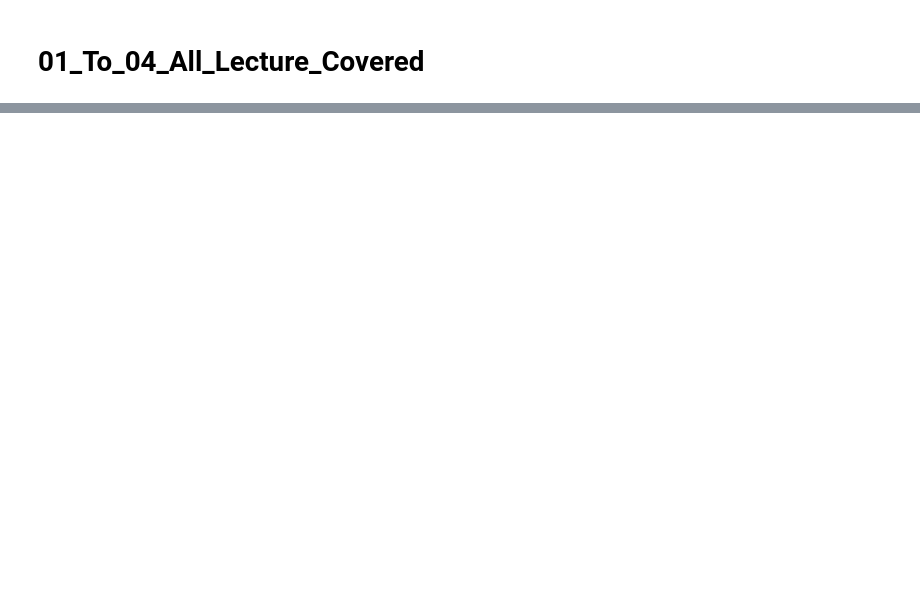
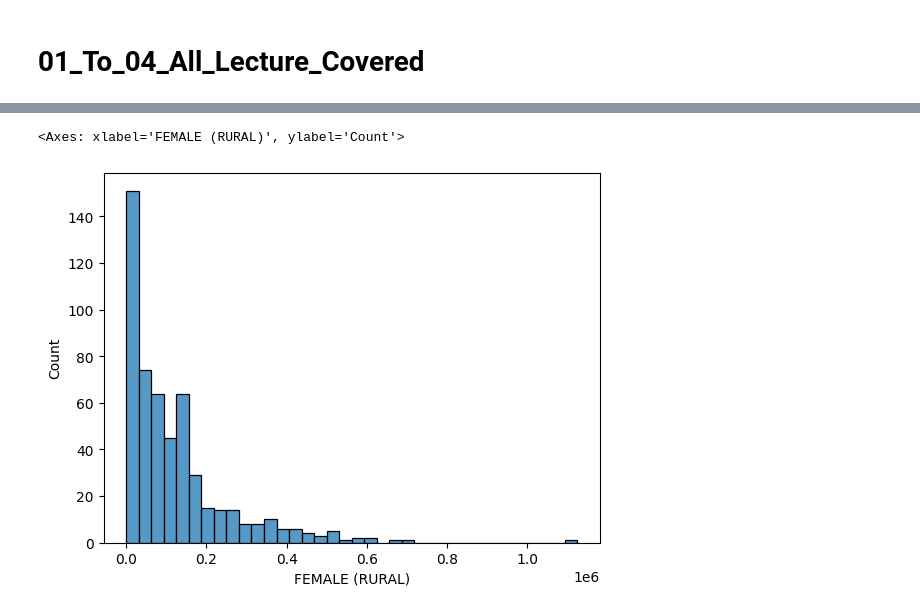
Before and after one commit to shahahmad-dev/exploratory-data-analysis, a Jupyter notebook: 01_to_04_Practice.ipynb, the cells around one changed output, grey strips where cells are left out. Saved outputs shown, nothing was run; the diff lists cells and outputs as text; code cells hidden in the pictures; blank space fills up the shorter version.

```diff
--- a/01_to_04_Practice.ipynb
+++ b/01_to_04_Practice.ipynb
@@ -57,0 +150,2 @@ df.groupby([ 'who','survived']).size().loc[ 'man']
+# %%
+df = pd.read_csv('./Data_files/pak_pop.csv')
@@ -57,0 +214,6 @@ df.groupby([ 'who','survived']).size().loc[ 'man']
+# %%
+#boxplot
+sns.histplot(df,x='FEMALE (RURAL)')
+# %% [output]
+<Axes: xlabel='FEMALE (RURAL)', ylabel='Count'>
+[figure, added]
```
Also changed, not shown: parts of 58 cells of this notebook.
